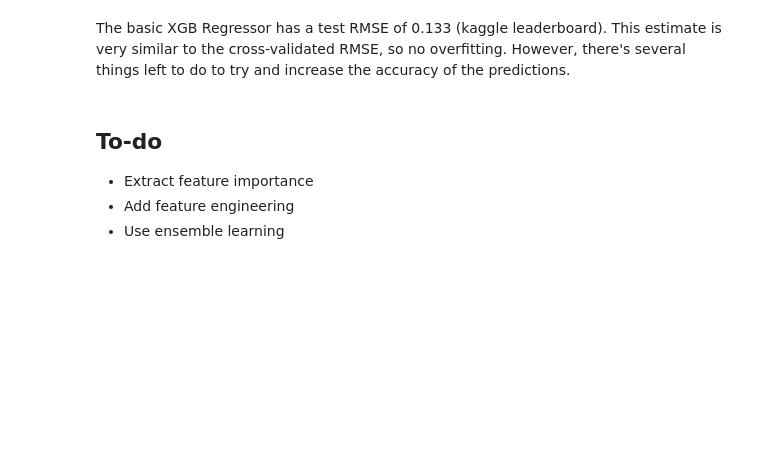
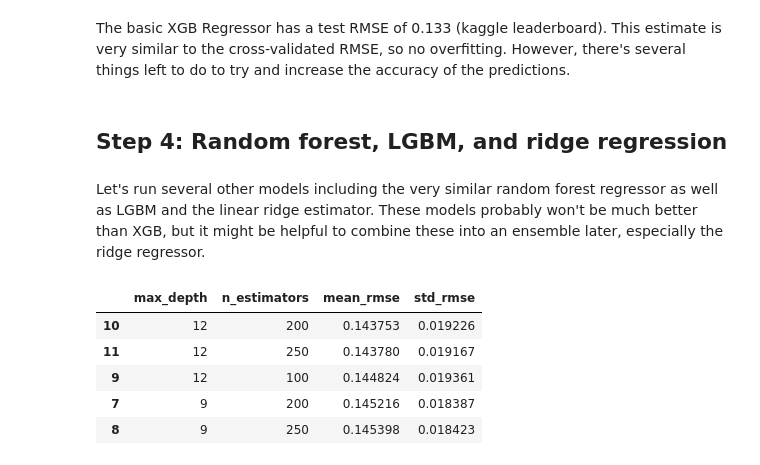
Before and after one commit to cgaletzka/house-prices-eda-ml, a Jupyter notebook: house-prices-ml.ipynb, the cells around one changed output. Saved outputs shown, nothing was run; the diff lists cells and outputs as text; code cells hidden in the pictures; blank space fills up the shorter version.

```diff
--- a/house-prices-ml.ipynb
+++ b/house-prices-ml.ipynb
@@ -227,9 +229,27 @@ submission = pd.DataFrame({
 submission.to_csv("submission_XGBRegressor.csv", index=False)
 # %% [markdown]
 The basic XGB Regressor has a test RMSE of 0.133 (kaggle leaderboard). This estimate is very similar to the cross-validated RMSE, so no overfitting. However, there's several things left to do to try and increase the accuracy of the predictions.
-# %% [markdown]
-## To-do
-
-- Extract feature importance
-- Add feature engineering
-- Use ensemble learning
+# %% [markdown]
+## Step 4: Random forest, LGBM, and ridge regression
+# %% [markdown]
+Let's run several other models including the very similar random forest regressor as well as LGBM and the linear ridge estimator. These models probably won't be much better than XGB, but it might be helpful to combine these into an ensemble later, especially the ridge regressor.
+# %%
+param_grid = {
+    'model__max_depth': [3, 6, 9, 12],
+    'model__n_estimators': [100, 200, 250]
+}
+
+estimator = RandomForestRegressor(random_state=rs)
+
+grid_rf, results_rf = run_grid_search(
+    estimator, param_grid, preprocessor, X, target, kf,
+    scoring="neg_root_mean_squared_error"
+)
+results_rf.head()
+# %% [output]
+|  | max_depth | n_estimators | mean_rmse | std_rmse |
+| 10 | 12 | 200 | 0.143753 | 0.019226 |
+| 11 | 12 | 250 | 0.143780 | 0.019167 |
+| 9 | 12 | 100 | 0.144824 | 0.019361 |
+| 7 | 9 | 200 | 0.145216 | 0.018387 |
+| 8 | 9 | 250 | 0.145398 | 0.018423 |
```
Also changed, not shown: parts of 14 cells of this notebook.
